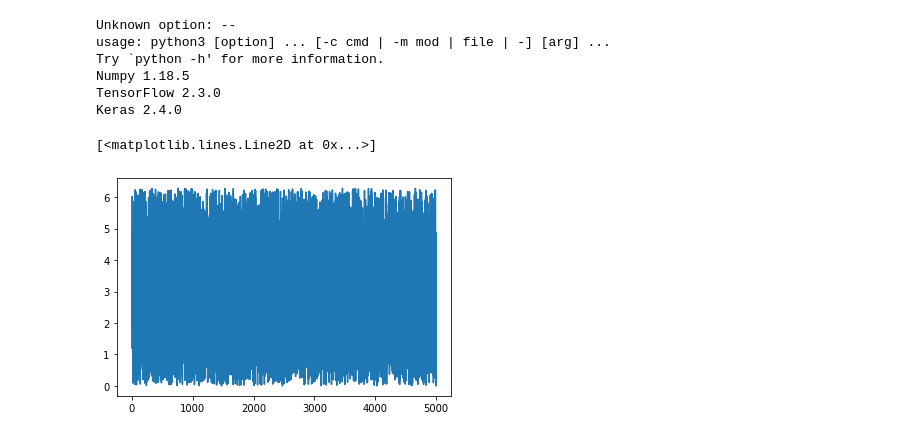
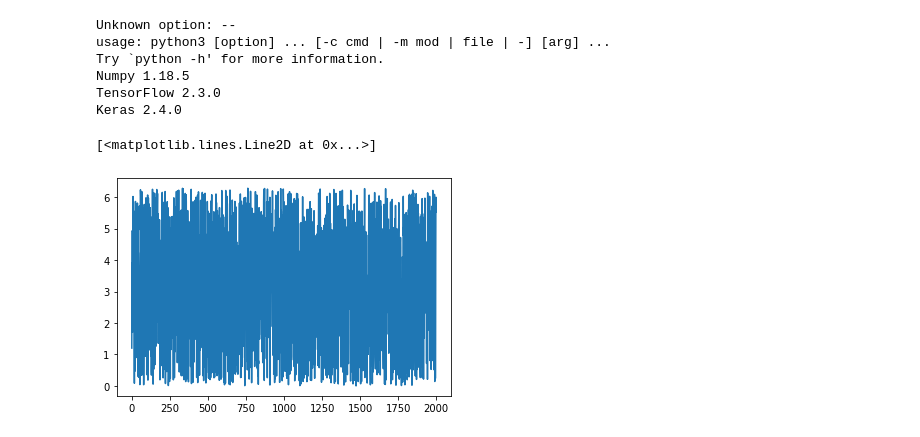
Before and after one commit to walidamriou/ESP32_AI_predict_sine_function_by_regression_model, a Jupyter notebook: Building_and_Training_the_model/ESP32_AI_predict_sine_function_by_regression_model.ipynb, the cells around one changed output. Drawn from its saved outputs; the diff is of its cells as text; code cells hidden in the pictures.

```diff
--- a/Building_and_Training_the_model/ESP32_AI_predict_sine_function_by_regression_model.ipynb
+++ b/Building_and_Training_the_model/ESP32_AI_predict_sine_function_by_regression_model.ipynb
@@ -27,23 +27,23 @@ TensorFlow 2.3.0
 Keras 2.4.0
 # %%
 # Number of samples to use as a dataset
-nsamples = 5000
+nsamples = 2000
 # Percentage of samples of validation set
 val_ratio = 0.2
 # Percentage of samples of test set
 test_ratio = 0.2
 # Will be given .tflite suffix
 tflite_model_name = 'sine_model'
 # Will be given .h suffix
 c_model_name = 'sine_model'
 
 # Generate some random samples
 # All the random numbers generated after setting particular seed value are same across all the platforms/systems.
 np.random.seed(1234)
 # Generate samples between [0, 2pi]
 x_values = np.random.uniform(low=0, high=(2 * math.pi), size=nsamples)
 # Print x_values
 plt.plot(x_values)
 # %% [output]
 [<matplotlib.lines.Line2D at 0x...>]
-[figure, old version]
+[figure, new version]
```
Also changed, not shown: parts of 12 cells of this notebook.
